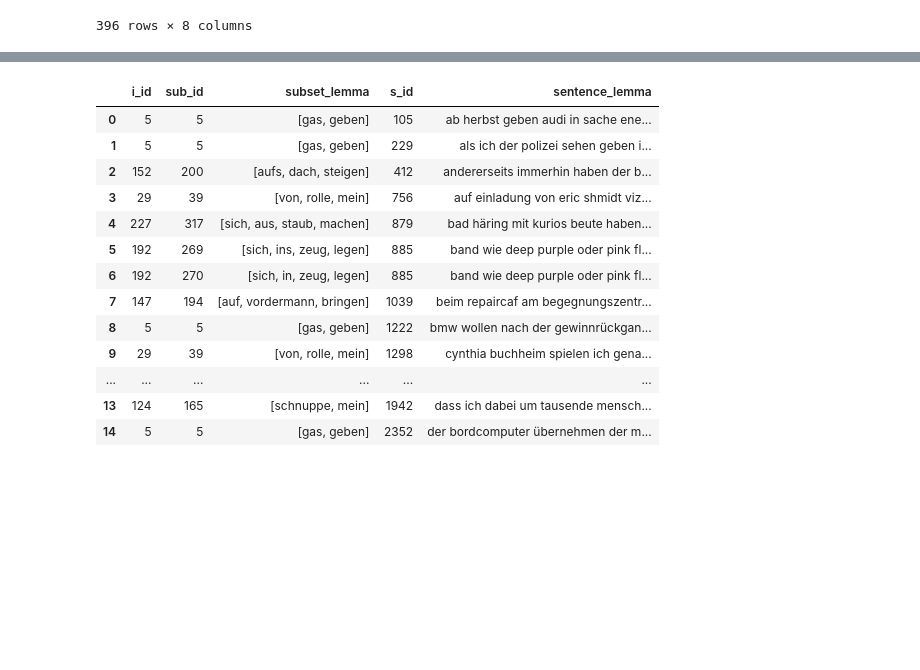
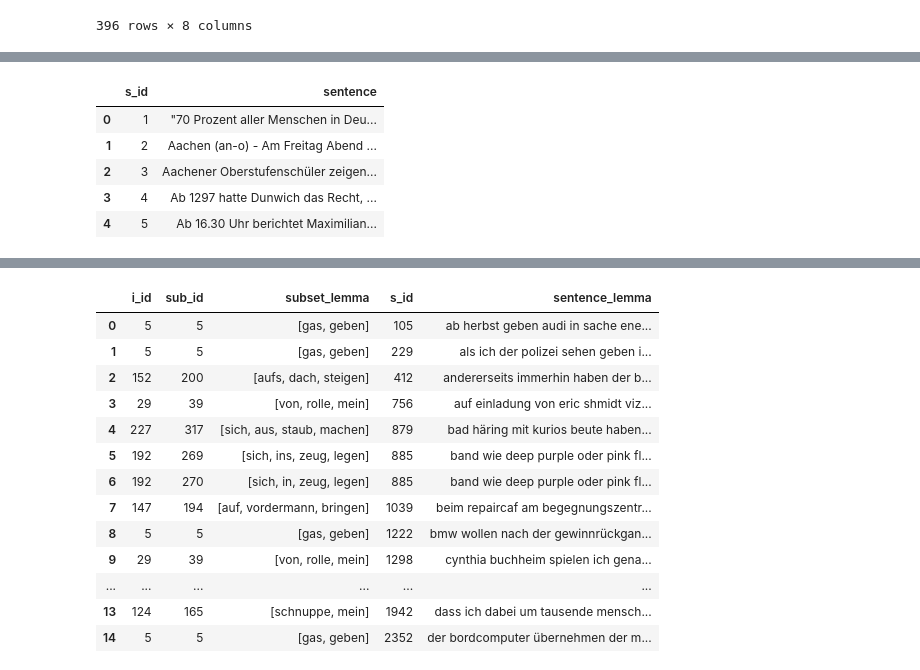
Before and after one commit to skim0425/s.kim_Idioms, a Jupyter notebook: Extract_Idioms_2_ipynb의_사본.ipynb, the cells around one changed output, grey strips where cells are left out. Cells and saved outputs as stored; diff of their text form; code cells hidden in the pictures; blank space fills up the shorter version.

```diff
--- a/Extract_Idioms_2_ipynb의_사본.ipynb
+++ b/Extract_Idioms_2_ipynb의_사본.ipynb
@@ -803,18 +803,3 @@ idioms_copy
 | 394 | 284 | den Wald vor lauter Bäumen nicht ... | ['der', 'Wald', 'vor', 'laut', 'B... | ['DET', 'NOUN', 'ADP', 'DET', 'NO... | 395 | Wald vor lauter Bäumen nicht sehen | ['Wald', 'vor', 'laut', 'Baum', '... | ['NOUN', 'ADP', 'DET', 'NOUN', 'P... |
 | 395 | 285 | sich in die Höhle des Löwen wagen | ['sich', 'in', 'der', 'Höhle', 'd... | ['PRON', 'ADP', 'DET', 'NOUN', 'D... | 396 | sich in Höhle Löwen wagen | ['sich', 'in', 'Höhle', 'Löwe', '... | ['PRON', 'ADP', 'NOUN', 'PROPN', ... |
 396 rows × 8 columns
-# %%
-tokens_list = df_concat["subset_lower"]
-
-pattern_list = []
-for i in tokens_list:
-    pattern = r'(?=.*\b'
-    for j in range(len(i)):
-        pattern = pattern + i[j]
-        if j < len(i)-1:
-            pattern = pattern + r'\b)(?=.*\b'
-            j += 1
-        else:
-            pattern = pattern + r'\b).*'
-    pattern_list.append(pattern)
-len(pattern_list)
@@ -822,0 +1014,69 @@ len(pattern_list)
+# %%
+##### 전체코드 #####
+# 문장 전처리
+# newsdata: 2019_10K, 2019_30K, 2019_100K, 2019_300K
+import pandas as pd
+import spacy
+import de_core_news_sm
+nlp = de_core_news_sm.load()
+
+news = pd.read_csv('/content/content/My Drive/MasterArbeit/rowdata/pandas_output.csv').copy()
+news = news["sentence"].tolist()
+
+txt_tolist = []
+with open('/content/content/My Drive/MasterArbeit/rowdata/deu_newscrawl-public_2019_30K-sentences.txt', 'r', encoding='utf8') as f:
+    for line in f:
+        txt_tolist.append(line.strip().split('\t'))
+
+with open('/content/content/My Drive/MasterArbeit/rowdata/deu_newscrawl-public_2019_100K-sentences.txt', 'r', encoding='utf8') as f:
+    for line in f:
+        txt_tolist.append(line.strip().split('\t'))
+
+with open('/content/content/My Drive/MasterArbeit/rowdata/deu_newscrawl-public_2019_300K-sentences.txt', 'r', encoding='utf8') as f:
+    for line in f:
+        txt_tolist.append(line.strip().split('\t'))
+
+news_sentences = pd.DataFrame(txt_tolist)
+news_sentences = news_sentences[1].tolist()
+
+news.extend(news_sentences)
+
+index = [i+1 for i in range(len(news))]
+news_pre = pd.DataFrame([index, news], index=['s_id', 'sentence']).T
+print(len(news_pre["sentence"]))
+news_raw = news_pre.copy()
+news_raw.head()
+
+# news_pre['removed_sentence'] = [i.strip() for i in news_pre['sentence'].str.replace(r'[^a-zA-Z\ö\ä\ü\Ö\Ä\Ü\ß ]', '').tolist()]
+# news_pre
+
+# # 토큰화
+# #tokens = []
+# lemma = []
+# pos = []
+
+# for doc in nlp.pipe(news_pre["removed_sentence"].astype('unicode').values):
+#     if doc.is_parsed:
+#         #tokens.append([n.text for n in doc])
+#         lemma.append([n.lemma_ for n in doc])
+#         pos.append([n.pos_ for n in doc])
+#     else:
+#         #tokens.append(None)
+#         lemma.append(None)
+#         pos.append(None)
+
+# #news_pre['sentence_tokens'] = tokens
+# news_pre['sentence_lemma'] = lemma
+# news_pre['sentence_pos'] = pos
+
+# # 레마 소문자화
+# sentence_lower = []
+# for i in news_pre["sentence_lemma"].tolist():
+#     line = []
+#     for j in i:
+#         line.append(j.lower())
+#     sentence_lower.append(line)
+
+# news_pre["sentence_lemma_lower"] = sentence_lower
+# sentence = news_pre["sentence_lemma_lower"].tolist()   ####### 패턴 매칭에 사용!
+# %% [output]
@@ -823 +1084,7 @@ len(pattern_list)
+|  | s_id | sentence |
+| 0 | 1 | "70 Prozent aller Menschen in Deu... |
+| 1 | 2 | Aachen (an-o) - Am Freitag Abend ... |
+| 2 | 3 | Aachener Oberstufenschüler zeigen... |
+| 3 | 4 | Ab 1297 hatte Dunwich das Recht, ... |
+| 4 | 5 | Ab 16.30 Uhr berichtet Maximilian... |
 # %%
```
Also changed, not shown: parts of 15 cells of this notebook.
